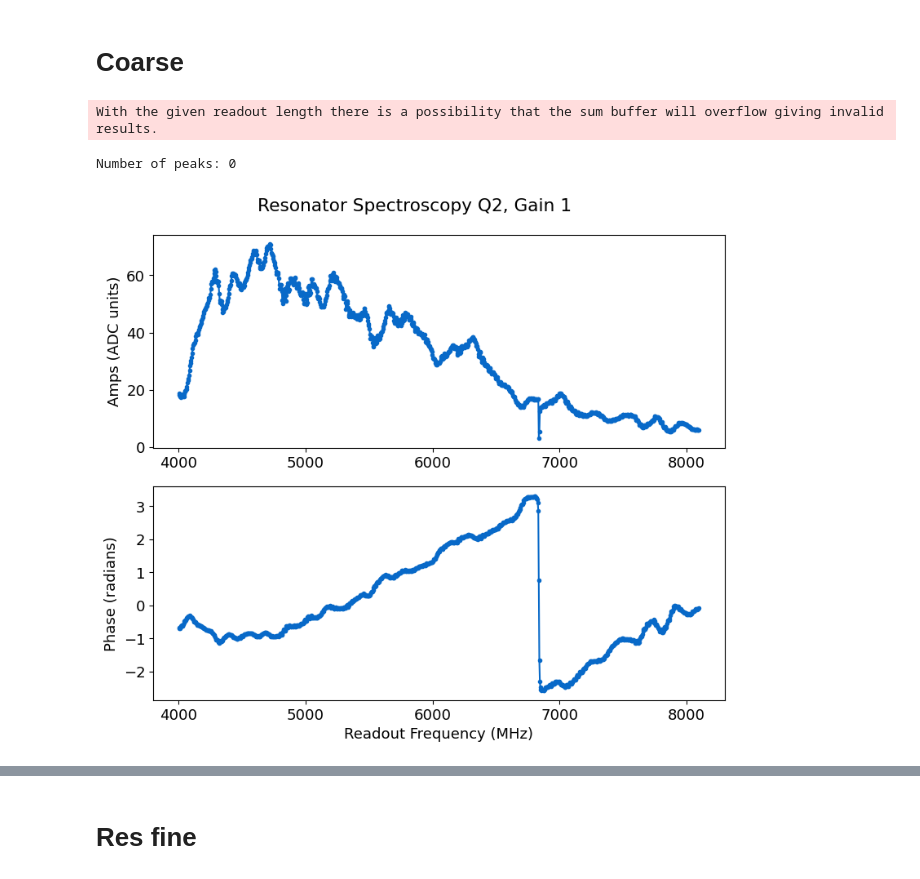
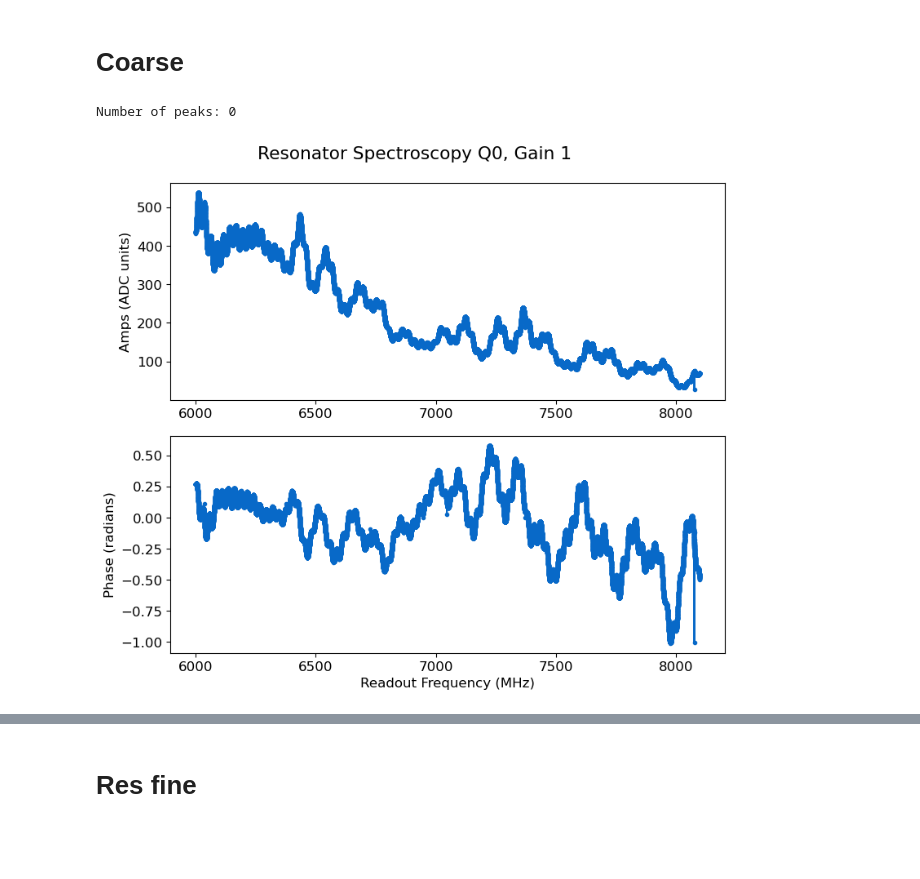
Before and after one commit to eesh-gupta/scresonators, a Jupyter notebook: rfsoc_meas.ipynb, the cells around one changed output, grey strips where cells are left out. Cells and saved outputs as stored; diff of their text form; code cells hidden in the pictures; blank space fills up the shorter version.

```diff
--- a/rfsoc_meas.ipynb
+++ b/rfsoc_meas.ipynb
@@ -93,11 +101,10 @@ Saving C:\_Data\Terracat\2025-04-28\adc_trig_offset_calibration_qubit0_00004.h5
 # %% [markdown]
 # Coarse
 # %%
-rspecc = meas.ResSpec(cfg_dict, qi=qi, style='coarse', params={'start':4000, 'span':4100, 'soft_avgs':1, 'reps':10, 'gain':1, 'expts':1000,'length':500})
+rspecc = meas.ResSpec(cfg_dict, qi=0, style='coarse', params={'start':6000, 'span':2100, 'soft_avgs':1, 'reps':1, 'gain':1, 'expts':40000,'length':500})
 # %% [output]
-With the given readout length there is a possibility that the sum buffer will overflow giving invalid results.
+Number of peaks: 0
-Number of peaks: 0
-[figure, old version]
+[figure, new version]
 # %%
 #rspec = cfg.make_rspec_coarse(soc, expt_path, cfg_path, i, im=im, start=6000, span=800, reps=2000, npts=5000)
 qi=0
```
Also changed, not shown: parts of 27 cells of this notebook, 3 other files.
